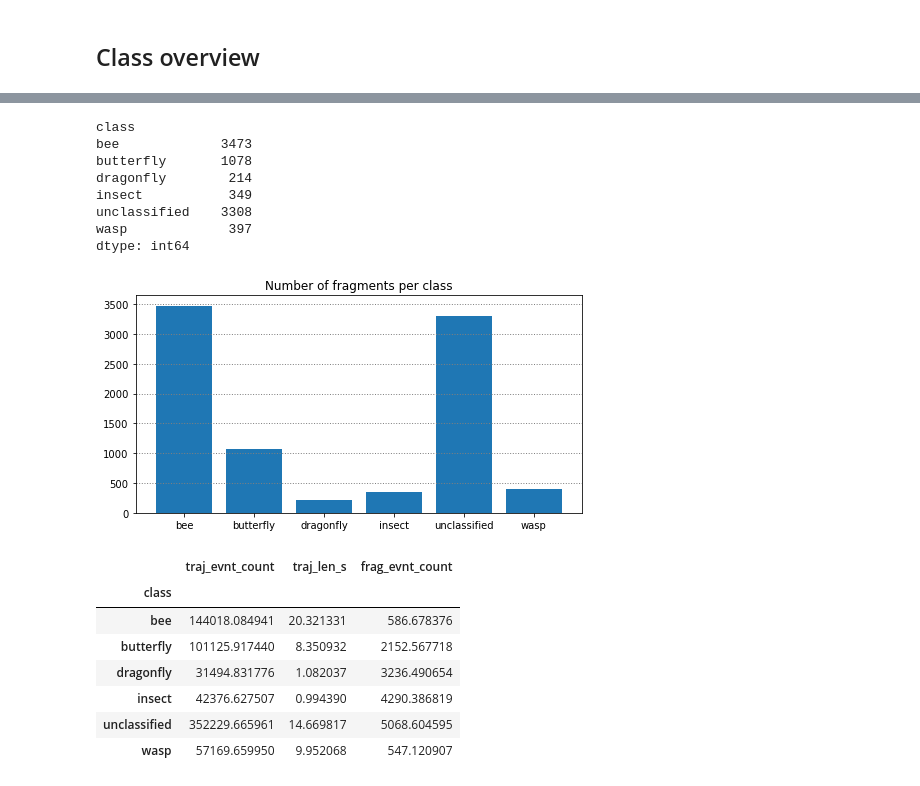
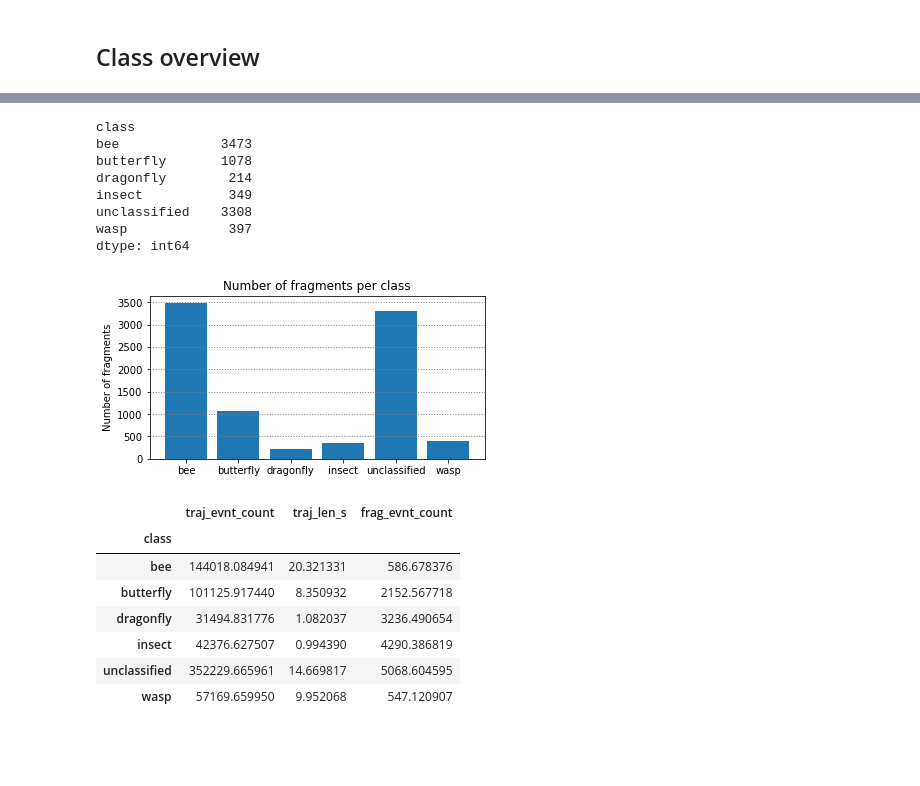
Before and after one commit to boeges/ma_point_cloud_processing, a Jupyter notebook: inspect_hist_statistics.ipynb, the cells around one changed output, grey strips where cells are left out. Drawn from its saved outputs; the diff is of its cells as text; code cells hidden in the pictures; blank space fills up the shorter version.

```diff
--- a/inspect_hist_statistics.ipynb
+++ b/inspect_hist_statistics.ipynb
@@ -91,22 +94,24 @@ dtype: int64
 # %%
 df1 = df.groupby("class").size()
 display(df1)
 
-plt.figure(figsize=(8,4))
+plt.figure(figsize=(6,3))
 plt.bar(df1.index, df1)
 plt.title("Number of fragments per class")
+plt.ylabel("Number of fragments")
 plt.grid(True, axis="y", color = "grey", linewidth = "1", linestyle = "dotted")
+plt.savefig(FIGURE_OUTPUT_DIR/"Number of fragments per class.png", format="png", bbox_inches="tight", dpi=200)
 plt.show()
 # %% [output]
 class
 bee             3473
 butterfly       1078
 dragonfly        214
 insect           349
 unclassified    3308
 wasp             397
 dtype: int64
-[figure, old version]
+[figure, new version]
 # %%
 df1 = df.groupby(["class"]).mean()[["traj_evnt_count", "traj_len_s", "frag_evnt_count"]]
 df1
```
Also changed, not shown: parts of 2 cells of this notebook, 3 other files.
